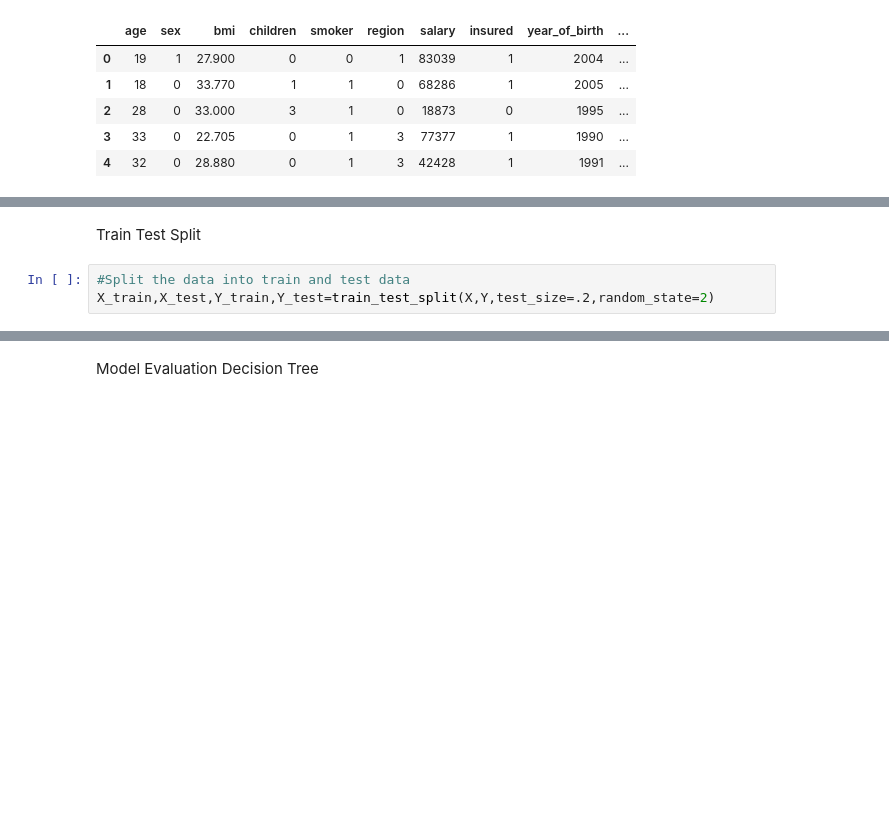
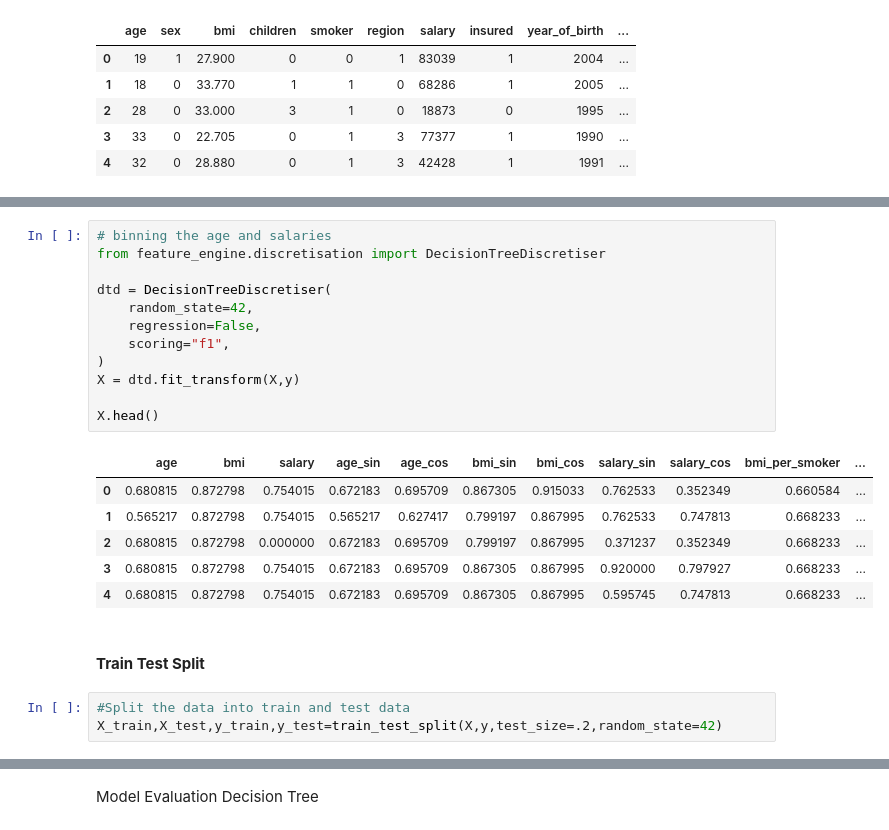
Before and after one commit to ShannonT20/first-project-Health-Insurance-Challange, a Jupyter notebook: Health_Insurance_Prediction.ipynb, the cells around one changed output, grey strips where cells are left out. Saved outputs shown, nothing was run; the diff lists cells and outputs as text; blank space fills up the shorter version.

```diff
--- a/Health_Insurance_Prediction.ipynb
+++ b/Health_Insurance_Prediction.ipynb
@@ -343,8 +362,27 @@ print(Y)
+# %%
+# binning the age and salaries
+from feature_engine.discretisation import DecisionTreeDiscretiser
+
+dtd = DecisionTreeDiscretiser(
+    random_state=42,
+    regression=False,
+    scoring="f1",
+)
+X = dtd.fit_transform(X,y)
+
+X.head()
+# %% [output]
+|  | age | bmi | salary | age_sin | age_cos | bmi_sin | bmi_cos | salary_sin | salary_cos | bmi_per_smoker | ... |
+| 0 | 0.680815 | 0.872798 | 0.754015 | 0.672183 | 0.695709 | 0.867305 | 0.915033 | 0.762533 | 0.352349 | 0.660584 | ... |
+| 1 | 0.565217 | 0.872798 | 0.754015 | 0.565217 | 0.627417 | 0.799197 | 0.867995 | 0.762533 | 0.747813 | 0.668233 | ... |
+| 2 | 0.680815 | 0.872798 | 0.000000 | 0.672183 | 0.695709 | 0.799197 | 0.867995 | 0.371237 | 0.352349 | 0.668233 | ... |
+| 3 | 0.680815 | 0.872798 | 0.754015 | 0.672183 | 0.695709 | 0.867305 | 0.867995 | 0.920000 | 0.797927 | 0.668233 | ... |
+| 4 | 0.680815 | 0.872798 | 0.754015 | 0.672183 | 0.695709 | 0.867305 | 0.867995 | 0.595745 | 0.747813 | 0.668233 | ... |
 # %% [markdown]
-Train Test Split
+#### **Train Test Split**
 # %%
 #Split the data into train and test data
-X_train,X_test,Y_train,Y_test=train_test_split(X,Y,test_size=.2,random_state=2)
+X_train,X_test,y_train,y_test=train_test_split(X,y,test_size=.2,random_state=42)
 # %%
 #Shape of X train,X test,Y train,Y test
 print(X.shape,X_train.shape,X_test.shape)
```
Also changed, not shown: parts of 30 cells of this notebook.
